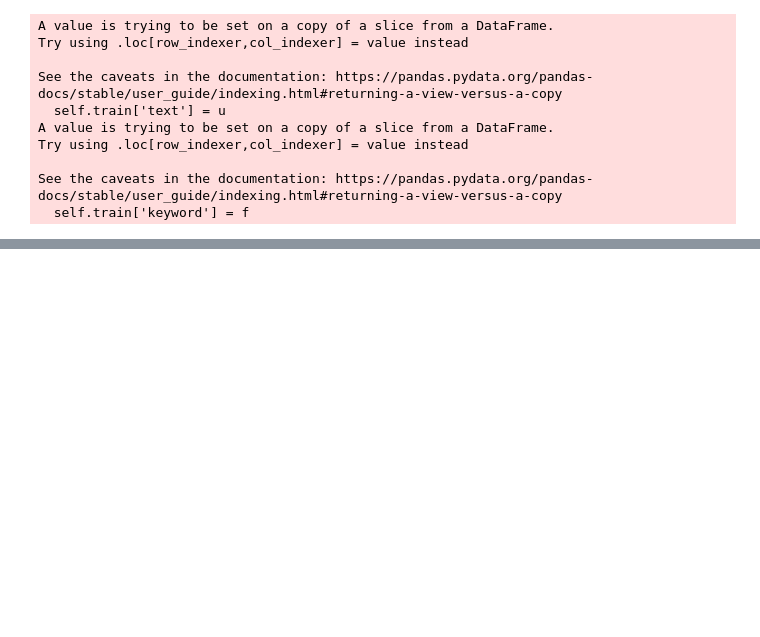
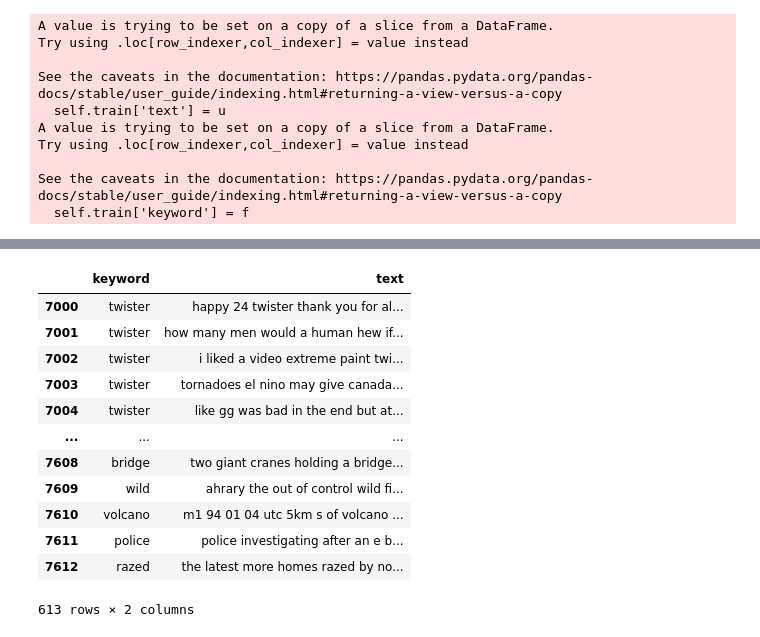
Before and after one commit to 160808037/assignment-repositry, a Jupyter notebook: beginning of nlp.ipynb, the cells around one changed output, grey strips where cells are left out. Saved outputs shown, nothing was run; the diff lists cells and outputs as text; code cells hidden in the pictures; blank space fills up the shorter version.

```diff
--- a/beginning of nlp.ipynb
+++ b/beginning of nlp.ipynb
@@ -240,0 +241,16 @@ newtest
+# %%
+newvalX
+# %% [output]
+|  | keyword | text |
+| 7000 | twister | happy 24 twister thank you for al... |
+| 7001 | twister | how many men would a human hew if... |
+| 7002 | twister | i liked a video extreme paint twi... |
+| 7003 | twister | tornadoes el nino may give canada... |
+| 7004 | twister | like gg was bad in the end but at... |
+| ... | ... | ... |
+| 7608 | bridge | two giant cranes holding a bridge... |
+| 7609 | wild | ahrary the out of control wild fi... |
+| 7610 | volcano | m1 94 01 04 utc 5km s of volcano ... |
+| 7611 | police | police investigating after an e b... |
+| 7612 | razed | the latest more homes razed by no... |
+613 rows × 2 columns
```
Also changed, not shown: parts of 27 cells of this notebook.
